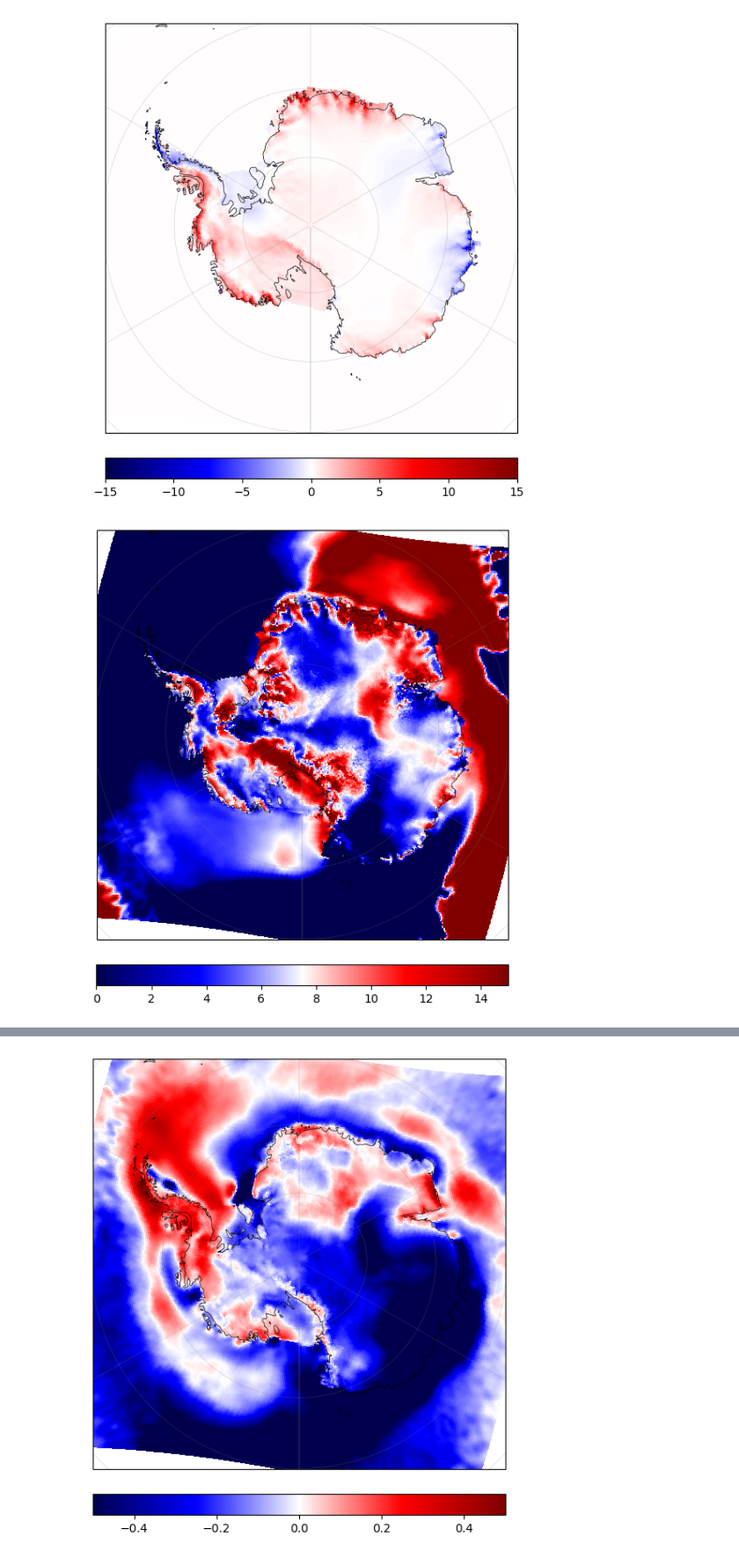
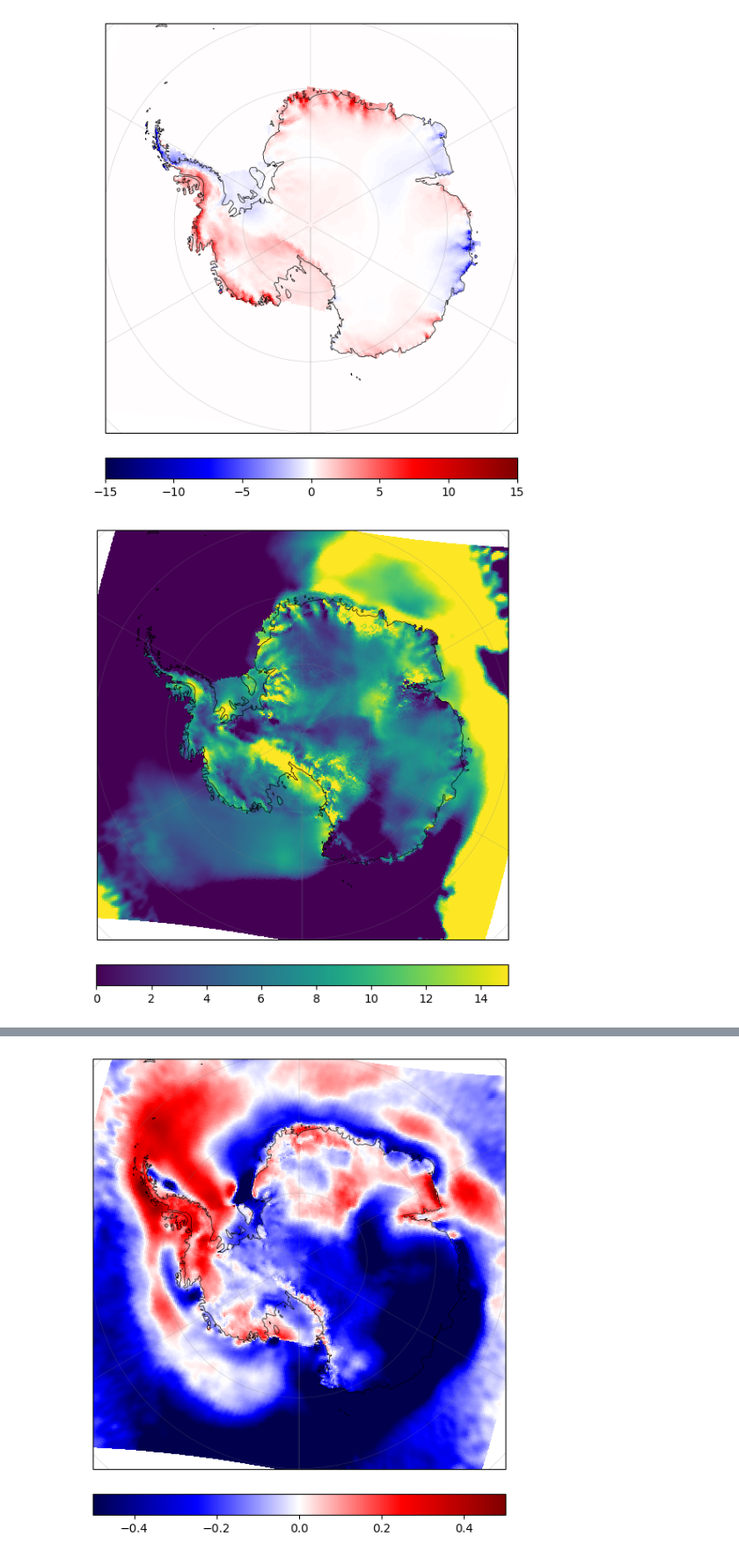
Before and after one commit to advikeswaran/metric-reconstruction, a Jupyter notebook: RACMO_TempRecon.ipynb, the cells around one changed output, grey strips where cells are left out. Shown at 88% size. Cells and saved outputs as stored; diff of their text form; code cells hidden in the pictures.

```diff
--- a/RACMO_TempRecon.ipynb
+++ b/RACMO_TempRecon.ipynb
@@ -834,35 +834,35 @@ ax = plt.axes(projection=proj)
 
 # Set extent to include entire Antarctic region
 # Input coordinates to set_extent must be in PlateCarree (lat/lon) coordinates.
 ax.set_extent([-180, 180, -90, -60], ccrs.PlateCarree())
 
 # Plot correlation map
 # eais_corr_map is the spatial correlation between each SMB grid cell and EAIS SMB.
 # RACMO lon/lat arrays define the spatial coordinates.
 im = ax.pcolormesh(
     racmo_accum["lon"], racmo_accum["lat"], sensitivity_log,
-    transform=ccrs.PlateCarree(), vmin=0, vmax=15, cmap=plt.cm.seismic# data defined in geographic coordinates
+    transform=ccrs.PlateCarree(), vmin=0, vmax=15, #cmap=plt.cm.seismic# data defined in geographic coordinates
 )
 
 # Add colorbar
 cb = plt.colorbar(im, ax=ax, orientation="horizontal", pad=0.05, shrink=0.8)
 #cb.set_label("Correlation with Antarctic-wide SMB (1979–2022)")
 
 # Add geographic features for context
 ax.add_feature(cfeature.COASTLINE, linewidth=0.5, color="black")
 ax.add_feature(cfeature.LAND, facecolor="lightgray", zorder=0)
 
 # Add gridlines (no labels for cleaner polar map)
 gl = ax.gridlines(draw_labels=False, linewidth=0.3, color="gray", alpha=0.5)
 gl.xlocator = plt.FixedLocator(np.arange(-180, 181, 60))
 
 # Add title
 #plt.title("Local–Continental SMB Correlation (1979–2022)", fontsize=12, pad=10)
 
 # Render plot
 plt.show()
 # %% [output]
-[figure, old version]
+[figure, new version]
 # %%
 T = temp_ann
 P = smb_ann
```
Also changed, not shown: parts of 4 cells of this notebook, 4 other files.
